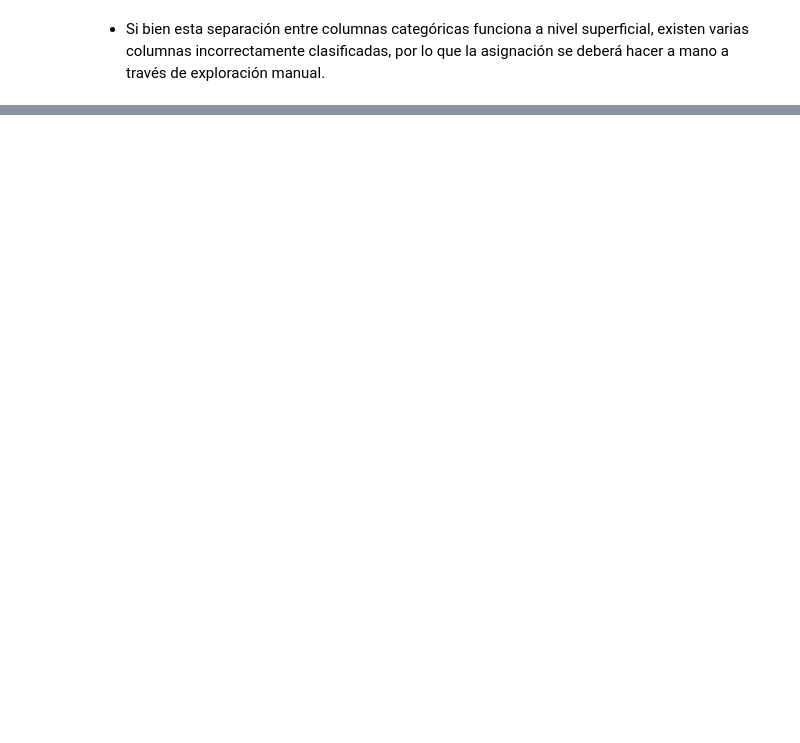
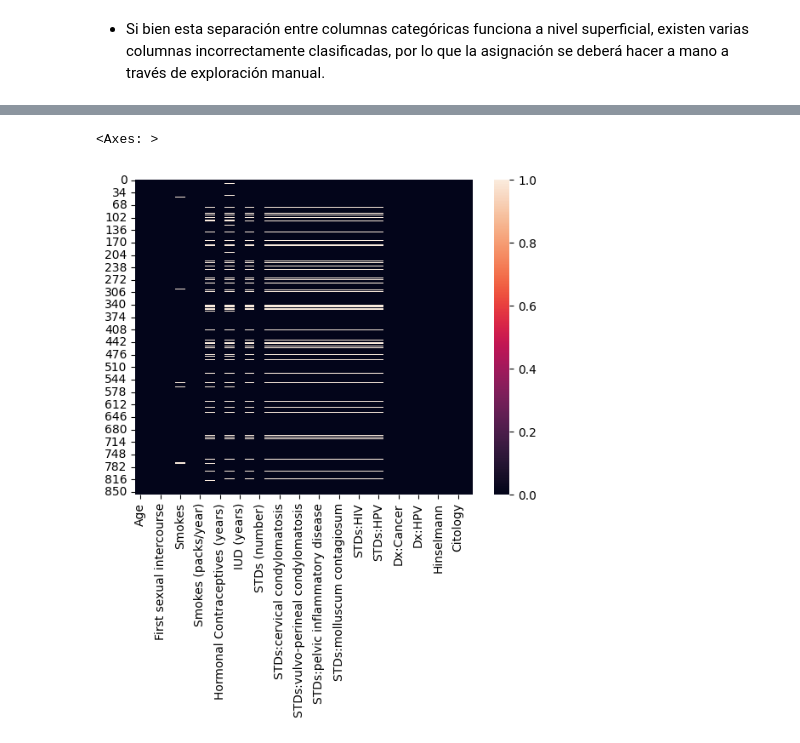
Before and after one commit to DiegoPerdomo0805/lab1-DataScience, a Jupyter notebook: exploración.ipynb, the cells around one changed output, grey strips where cells are left out. Cells and saved outputs as stored; diff of their text form; code cells hidden in the pictures; blank space fills up the shorter version.

```diff
--- a/exploración.ipynb
+++ b/exploración.ipynb
@@ -68,0 +178,4 @@ Quantitative Columns: ['Age', 'STDs: Number of diagnosis', 'Dx:Cancer', 'Dx:CIN'
+# %%
+imputer = IterativeImputer(random_state=0)
+df[quantitative_columns] = imputer.fit_transform(df[quantitative_columns])
+df.head()
@@ -68,0 +190,5 @@ Quantitative Columns: ['Age', 'STDs: Number of diagnosis', 'Dx:Cancer', 'Dx:CIN'
+# %%
+sns.heatmap(df.isnull())
+# %% [output]
+<Axes: >
+[figure, added]
```
Also changed, not shown: parts of 19 cells of this notebook.
